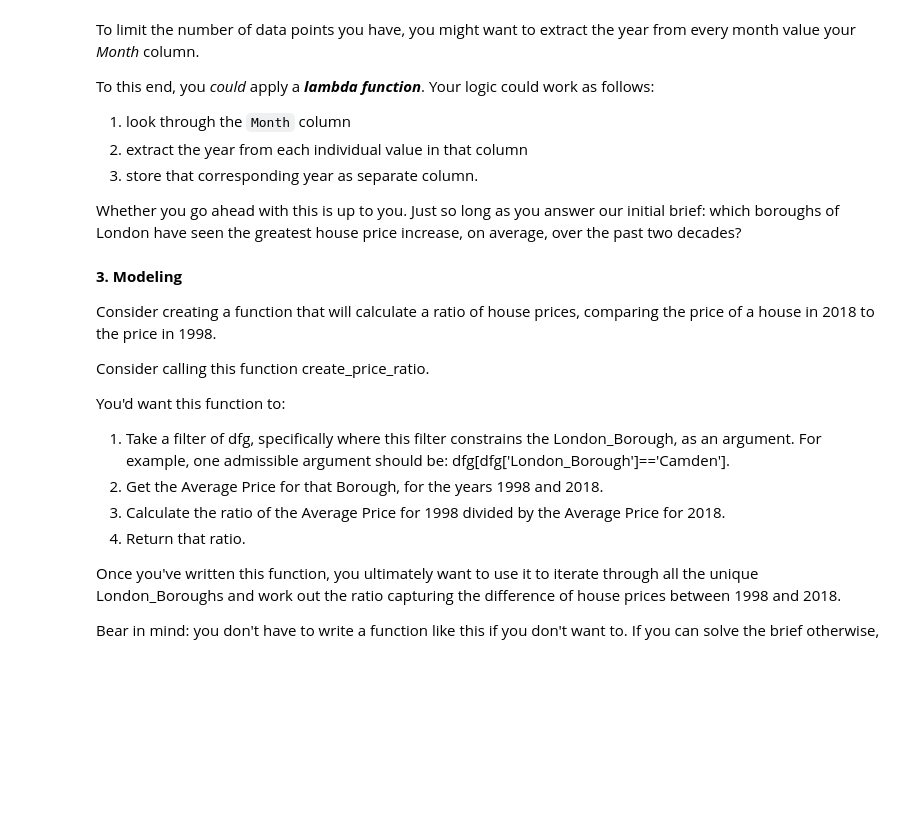
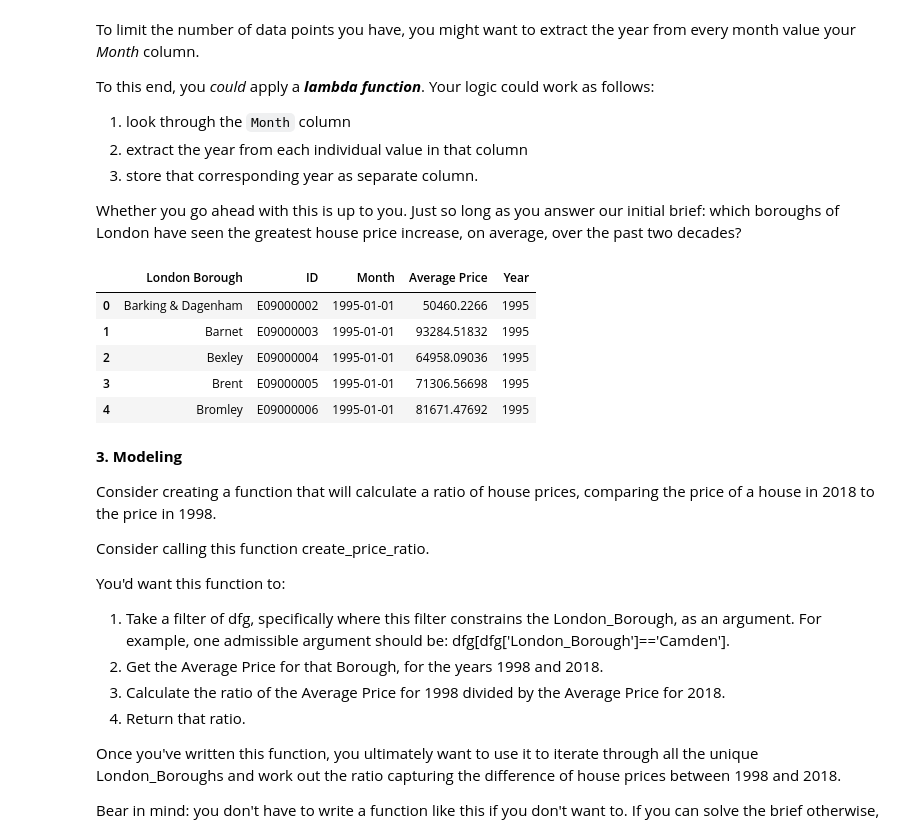
Before and after one commit to nhongphuc/Springboard, a Jupyter notebook: Unit 4 Challenge - Tier 3.ipynb, the cells around one changed output. Saved outputs shown, nothing was run; the diff lists cells and outputs as text; code cells hidden in the pictures; blank space fills up the shorter version.

```diff
--- a/Unit 4 Challenge - Tier 3.ipynb
+++ b/Unit 4 Challenge - Tier 3.ipynb
@@ -224,6 +220,17 @@ To this end, you *could* apply a ***lambda function***. Your logic could work as
 3. store that corresponding year as separate column.
 
 Whether you go ahead with this is up to you. Just so long as you answer our initial brief: which boroughs of London have seen the greatest house price increase, on average, over the past two decades?
+# %%
+import datetime as dt
+properties_melted['Year']=properties_melted['Month'].dt.year
+properties_melted.head()
+# %% [output]
+|  | London Borough | ID | Month | Average Price | Year |
+| 0 | Barking & Dagenham | E09000002 | 1995-01-01 | 50460.2266 | 1995 |
+| 1 | Barnet | E09000003 | 1995-01-01 | 93284.51832 | 1995 |
+| 2 | Bexley | E09000004 | 1995-01-01 | 64958.09036 | 1995 |
+| 3 | Brent | E09000005 | 1995-01-01 | 71306.56698 | 1995 |
+| 4 | Bromley | E09000006 | 1995-01-01 | 81671.47692 | 1995 |
 # %% [markdown]
 **3. Modeling**
 
```
Also changed, not shown: parts of 5 cells of this notebook.
